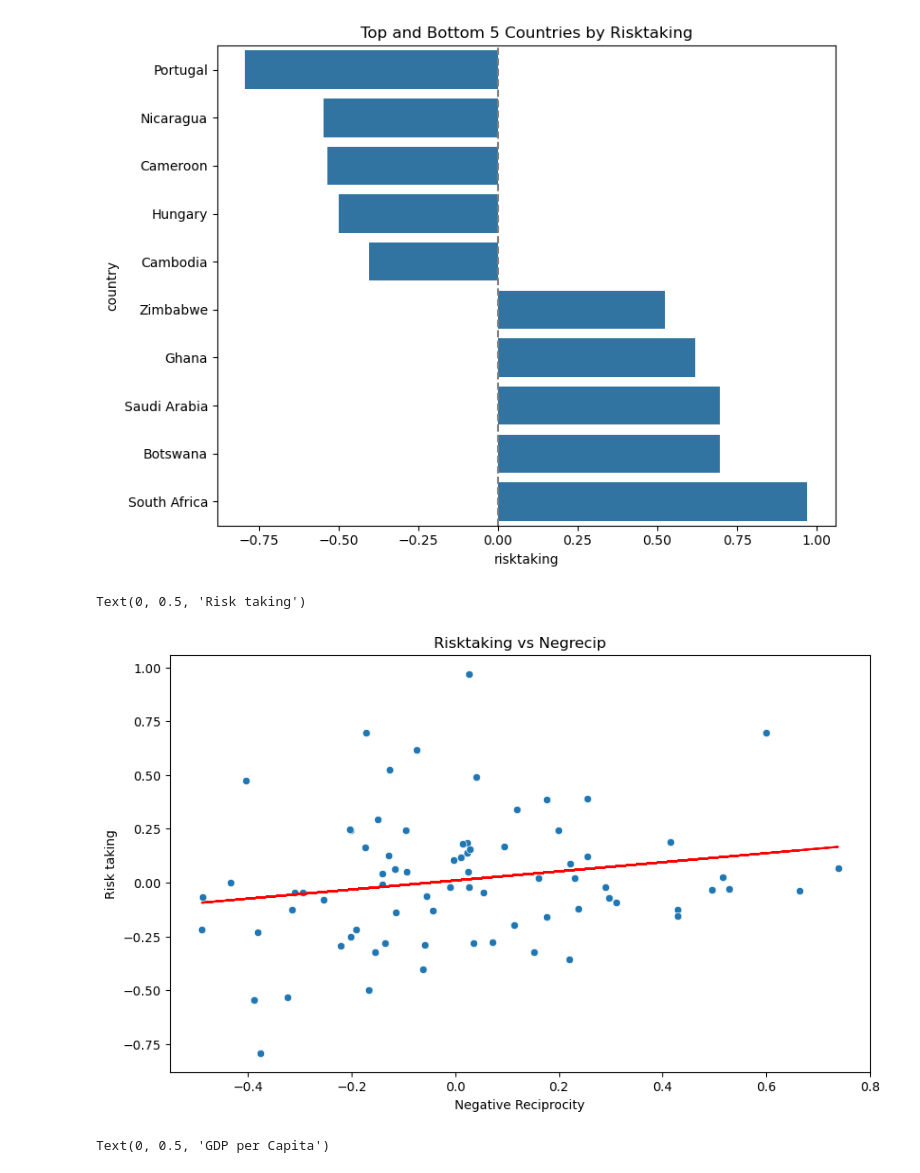
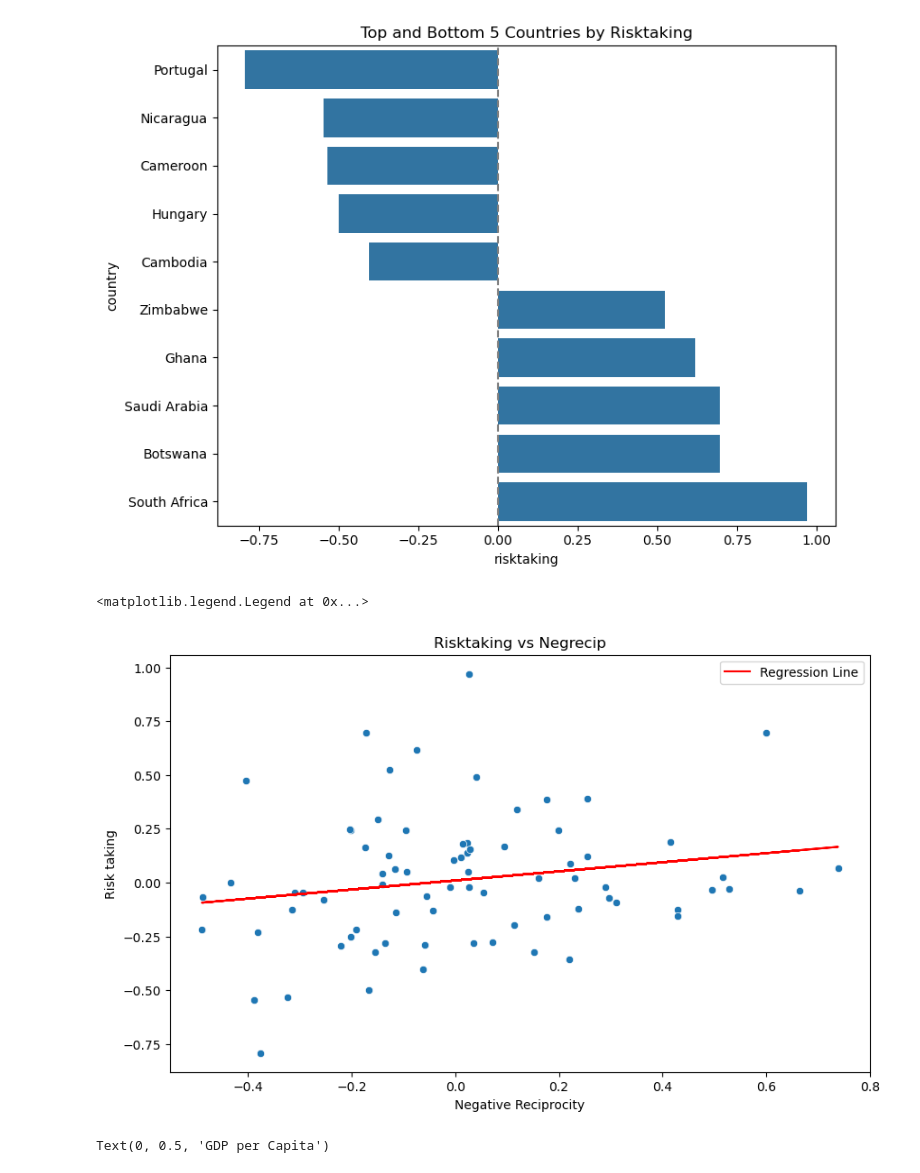
Before and after one commit to Ramin1989/Gallup_data_analysis, a Jupyter notebook: main.ipynb, the cells around one changed output. Cells and saved outputs as stored; diff of their text form; code cells hidden in the pictures.

Commit message:
model test

```diff
--- a/main.ipynb
+++ b/main.ipynb
@@ -110,19 +313,43 @@ plt.show()
 # %% [output]
 [figure]
 # %%
+"""
+Analysis and Visualization: Relationship Between Negative Reciprocity and Risk-Taking
+
+This section explores the relationship between 'negrecip' (negative reciprocity)
+and 'risktaking' by fitting a simple linear regression model and visualizing the
+data with a scatter plot and regression line.
+
+Steps:
+------
+1. Select 'negrecip' and 'risktaking' columns and drop missing values.
+2. Define features (X) and target variable (y).
+3. Fit a linear regression model to the data.
+4. Create a scatter plot showing the relationship between the two variables.
+5. Overlay the fitted regression line on the scatter plot.
+6. Add chart title, axis labels, and legend.
+"""
+# Select 'negrecip' and 'risktaking', dropping missing values
 data = df[['negrecip', 'risktaking']].dropna()
-# Fit a linear regression model
+# Initialize and fit the linear regression model
 model = LinearRegression()
 X = data[['negrecip']]
 y = data['risktaking']
 model.fit(X, y)
+
+# Create the figure
 plt.figure(figsize=(10, 6))
+# Scatter plot of the data points
 sns.scatterplot(data=data, x='negrecip', y='risktaking')
+# Plot the regression line
 plt.plot(data['negrecip'], model.predict(X), color='red', label='Regression Line')
+# Set plot title and axis labels
 plt.title('Risktaking vs Negrecip')
 plt.xlabel('Negative Reciprocity')
 plt.ylabel('Risk taking')
+# Show legend
+plt.legend()
 # %% [output]
-Text(0, 0.5, 'Risk taking')
+<matplotlib.legend.Legend at 0x...>
-[figure, old version]
+[figure, new version]
 # %%
```
Also changed, not shown: parts of 14 cells of this notebook.
